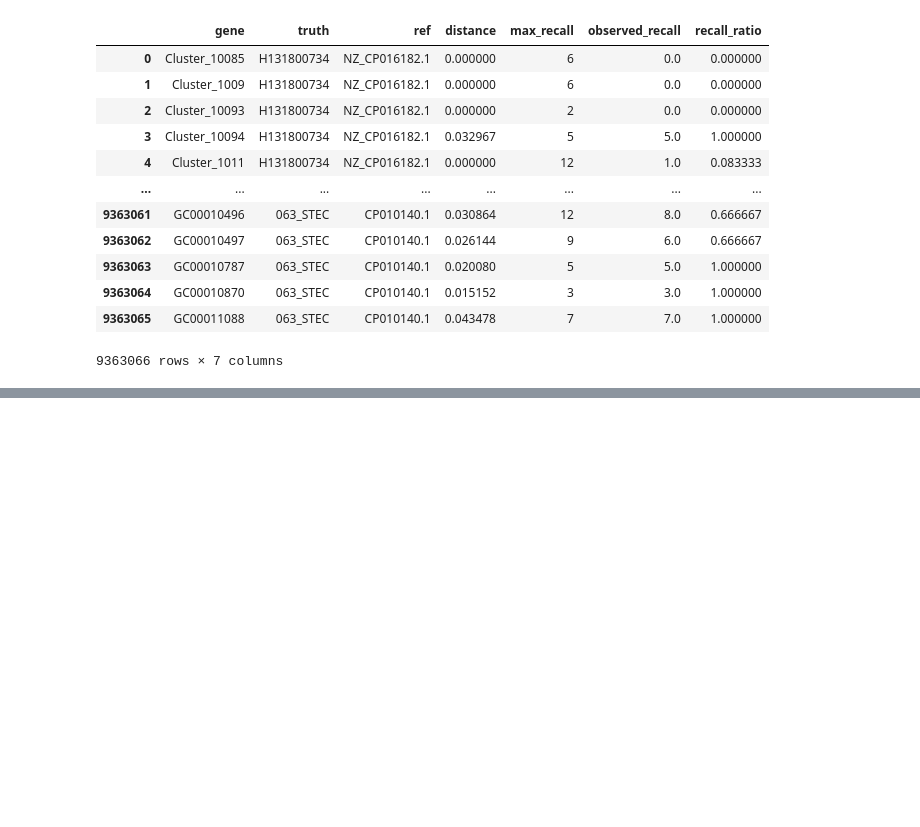
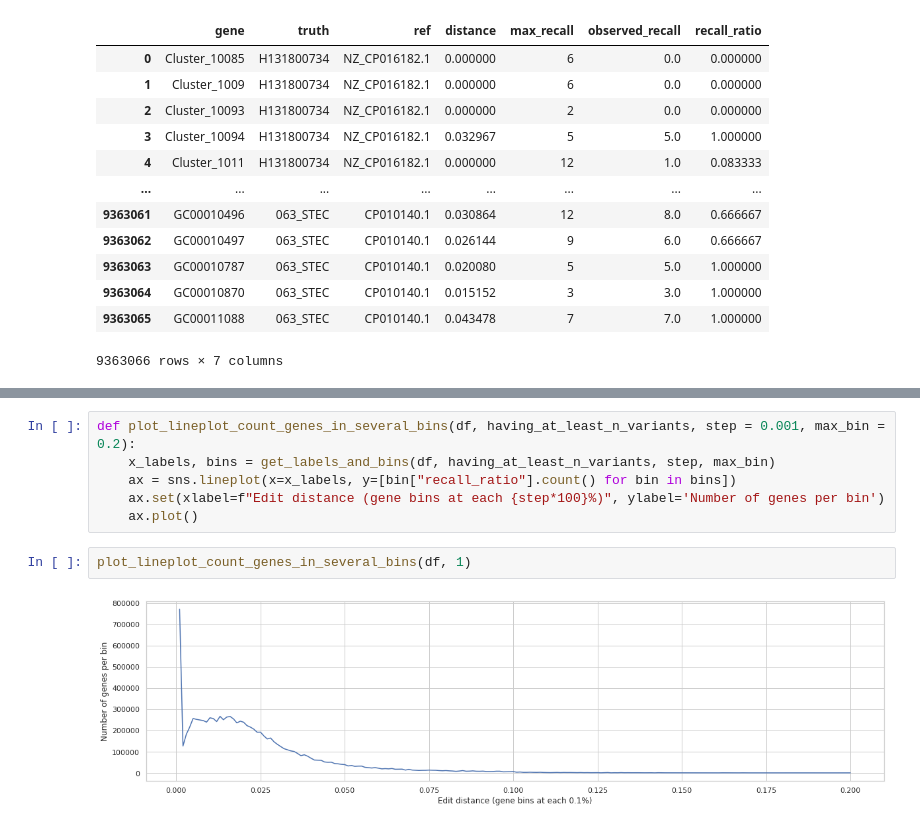
Before and after one commit to leoisl/pandora_gene_distance, a Jupyter notebook: notebooks/eda.ipynb, the cells around one changed output, grey strips where cells are left out. Saved outputs shown, nothing was run; the diff lists cells and outputs as text; blank space fills up the shorter version.

```diff
--- a/notebooks/eda.ipynb
+++ b/notebooks/eda.ipynb
@@ -59,0 +103,10 @@ plot_lineplot_mean_recall_in_genes_in_several_bins(df, 100)
+# %%
+def plot_lineplot_count_genes_in_several_bins(df, having_at_least_n_variants, step = 0.001, max_bin = 0.2):
+    x_labels, bins = get_labels_and_bins(df, having_at_least_n_variants, step, max_bin)
+    ax = sns.lineplot(x=x_labels, y=[bin["recall_ratio"].count() for bin in bins])
+    ax.set(xlabel=f"Edit distance (gene bins at each {step*100}%)", ylabel='Number of genes per bin')
+    ax.plot()
+# %%
+plot_lineplot_count_genes_in_several_bins(df, 1)
+# %% [output]
+[figure, added]
```
Also changed, not shown: parts of 24 cells of this notebook.
